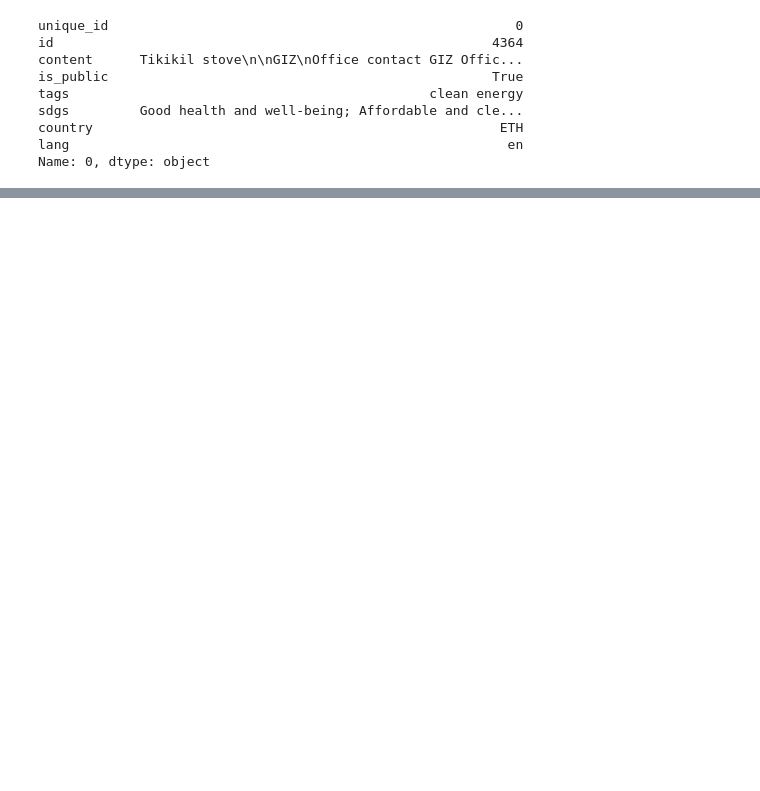
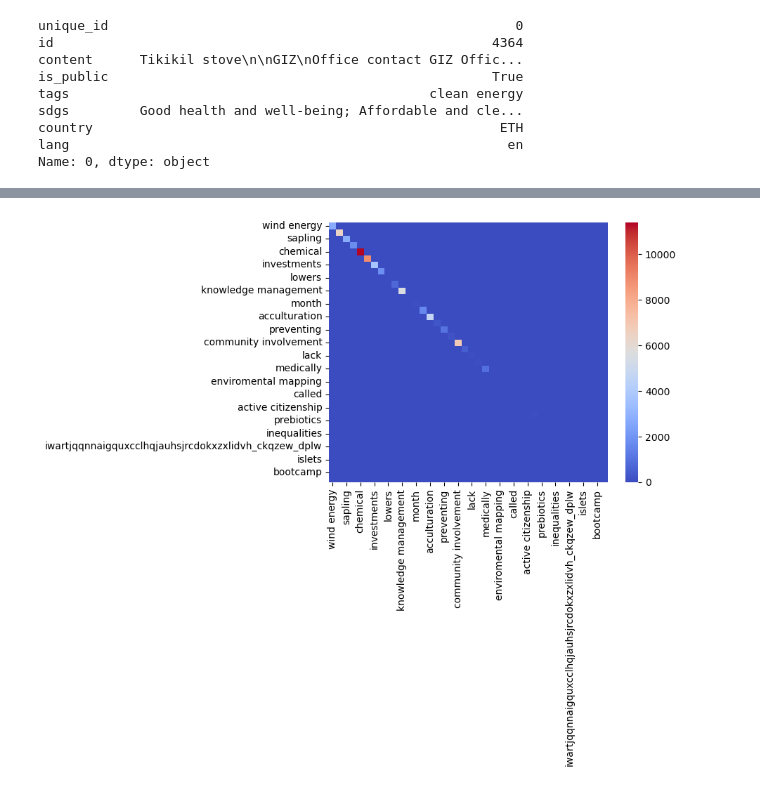
Before and after one commit to komal-1902/CMS-tags-taxonomy, a Jupyter notebook: Code/Complete pipeline- Capstone Project.ipynb, the cells around one changed output, grey strips where cells are left out. Saved outputs shown, nothing was run; the diff lists cells and outputs as text; code cells hidden in the pictures; blank space fills up the shorter version.

```diff
--- a/Code/Complete pipeline- Capstone Project.ipynb
+++ b/Code/Complete pipeline- Capstone Project.ipynb
@@ -844,0 +303,7 @@ cluster_df
+# %%
+left = pd.read_csv("clusters_master_df_"+str(1)+".csv")
+for i in range(1,num-1):
+    right = pd.read_csv("clusters_master_df_"+str(i+1)+".csv")
+    df_cluster = left.merge(right, how = "inner", left_on="tag_clusters", right_on="combined_tags")
+    left = df_cluster.drop(["tag_clusters_x","combined_tags_y"],axis=1)
+    left = left.rename({"tag_clusters_y":"tag_clusters"},axis=1)
@@ -844,0 +328,35 @@ cluster_df
+# %%
+correlation_matrix = np.zeros((num_clusters, num_clusters), dtype=int)
+document_counts = np.zeros(num_clusters, dtype=int)
+clusters = list(cluster_dict.keys())
+left['tag_clusters'] = left['tag_clusters'].apply(ast.literal_eval)
+for tags in left['tag_clusters']:
+    #print(tags)
+    for tag in tags:
+        cluster_index = clusters.index(tag)
+        document_counts[cluster_index] += 1
+
+    # Update the matrix based on the co-occurrence of clusters in each row
+    for i in range(len(tags)):
+        for j in range(i + 1, len(tags)):
+            # Find the indices of the clusters in the matrix
+            index_i = clusters.index(tags[i])
+            index_j = clusters.index(tags[j])
+
+            # Update the matrix
+            correlation_matrix[index_i, index_j] += 1
+            correlation_matrix[index_j, index_i] += 1
+
+# Create a DataFrame from the matrix
+correlation_df = pd.DataFrame(correlation_matrix, columns=clusters, index=clusters)
+
+# Normalize the correlation_df
+for i in range(len(correlation_df.index)):
+    for j in range(i + 1, len(correlation_df.columns)):
+        denominator = document_counts[i] + document_counts[j]
+        if denominator > 0:
+            correlation_df.iloc[i, j] /= denominator
+            correlation_df.iloc[j, i] /= denominator
+
+print("Correlation Matrix:")
+correlation_df
@@ -844,0 +382,5 @@ cluster_df
+# %%
+sns.heatmap(correlation_df, annot=False, cmap="coolwarm", linewidths=0)
+plt.show()
+# %% [output]
+[figure, added]
```
Also changed, not shown: parts of 85 cells of this notebook.
